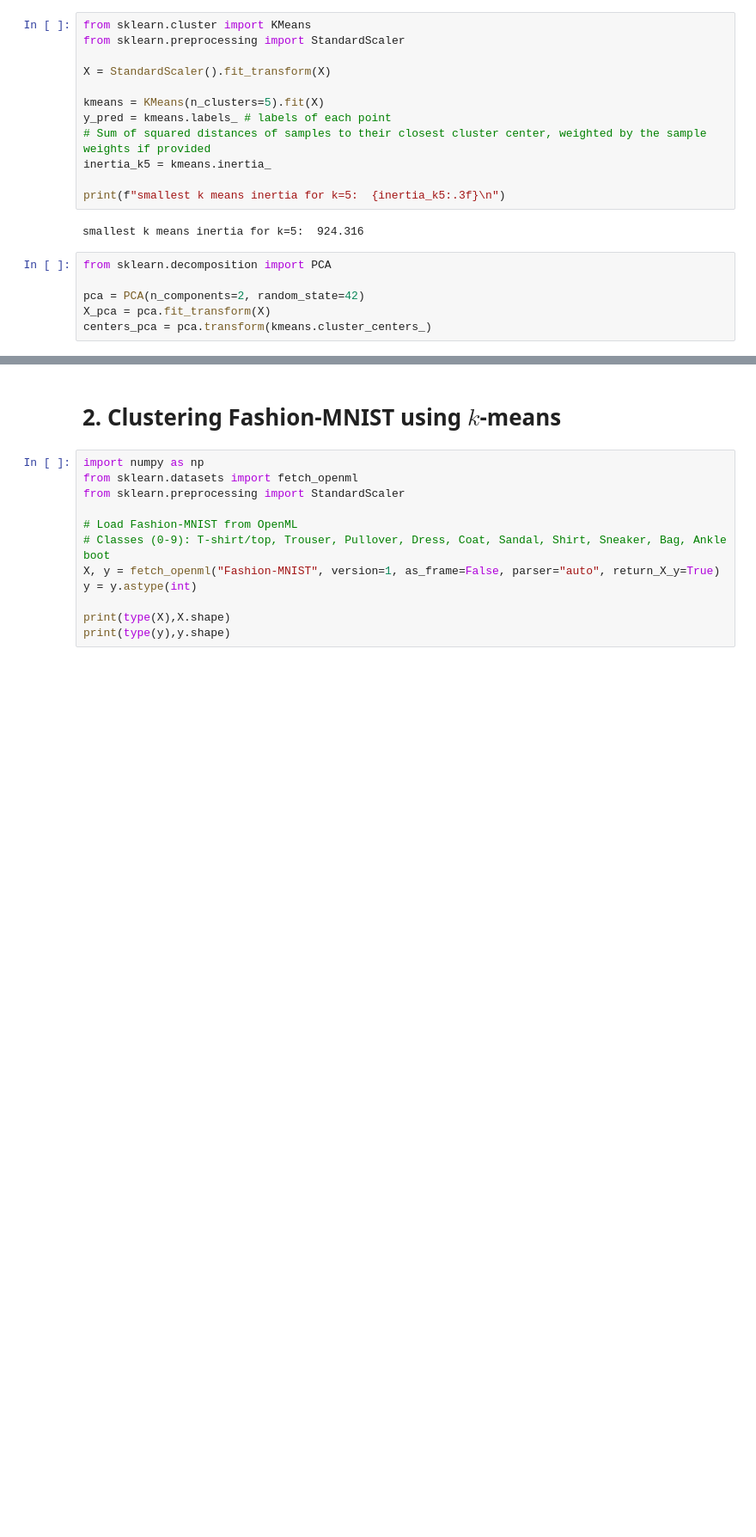
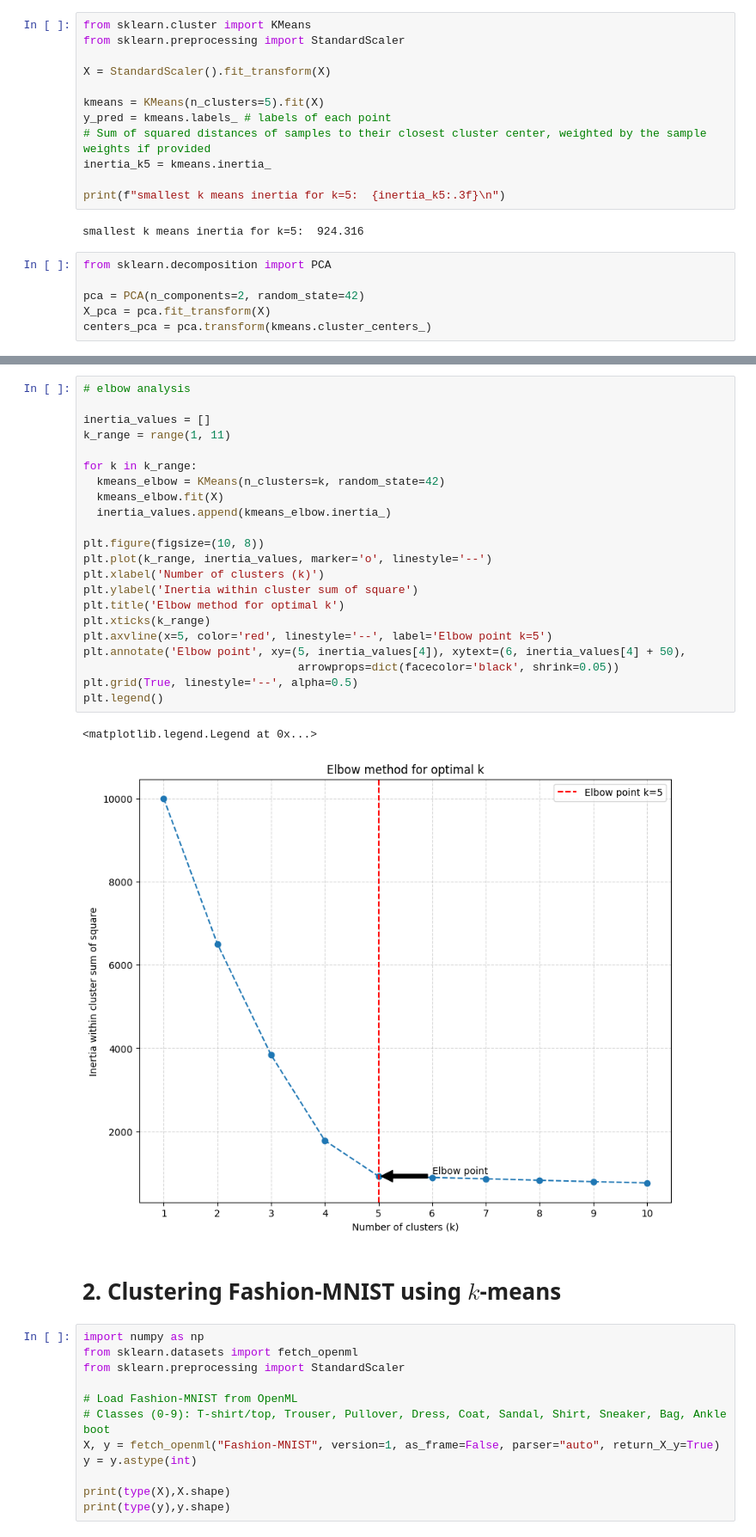
Before and after one commit to deskk/MIS_project2, a Jupyter notebook: project2.ipynb, the cells around one changed output, grey strips where cells are left out. Shown: that part at 86% size. Drawn from its saved outputs; the diff is of its cells as text; blank space fills up the shorter version.

```diff
--- a/project2.ipynb
+++ b/project2.ipynb
@@ -76,3 +106,28 @@ plt.scatter(
+# %%
+# elbow analysis
+
+inertia_values = []
+k_range = range(1, 11)
+
+for k in k_range:
+  kmeans_elbow = KMeans(n_clusters=k, random_state=42)
+  kmeans_elbow.fit(X)
+  inertia_values.append(kmeans_elbow.inertia_)
+
+plt.figure(figsize=(10, 8))
+plt.plot(k_range, inertia_values, marker='o', linestyle='--')
+plt.xlabel('Number of clusters (k)')
+plt.ylabel('Inertia within cluster sum of square')
+plt.title('Elbow method for optimal k')
+plt.xticks(k_range)
+plt.axvline(x=5, color='red', linestyle='--', label='Elbow point k=5')
+plt.annotate('Elbow point', xy=(5, inertia_values[4]), xytext=(6, inertia_values[4] + 50),
+                                arrowprops=dict(facecolor='black', shrink=0.05))
+plt.grid(True, linestyle='--', alpha=0.5)
+plt.legend()
+# %% [output]
+<matplotlib.legend.Legend at 0x...>
+[figure, added]
 # %% [markdown]
 # 2. Clustering Fashion-MNIST using $k$-means
 # %%
```
Also changed, not shown: parts of 3 cells of this notebook.
